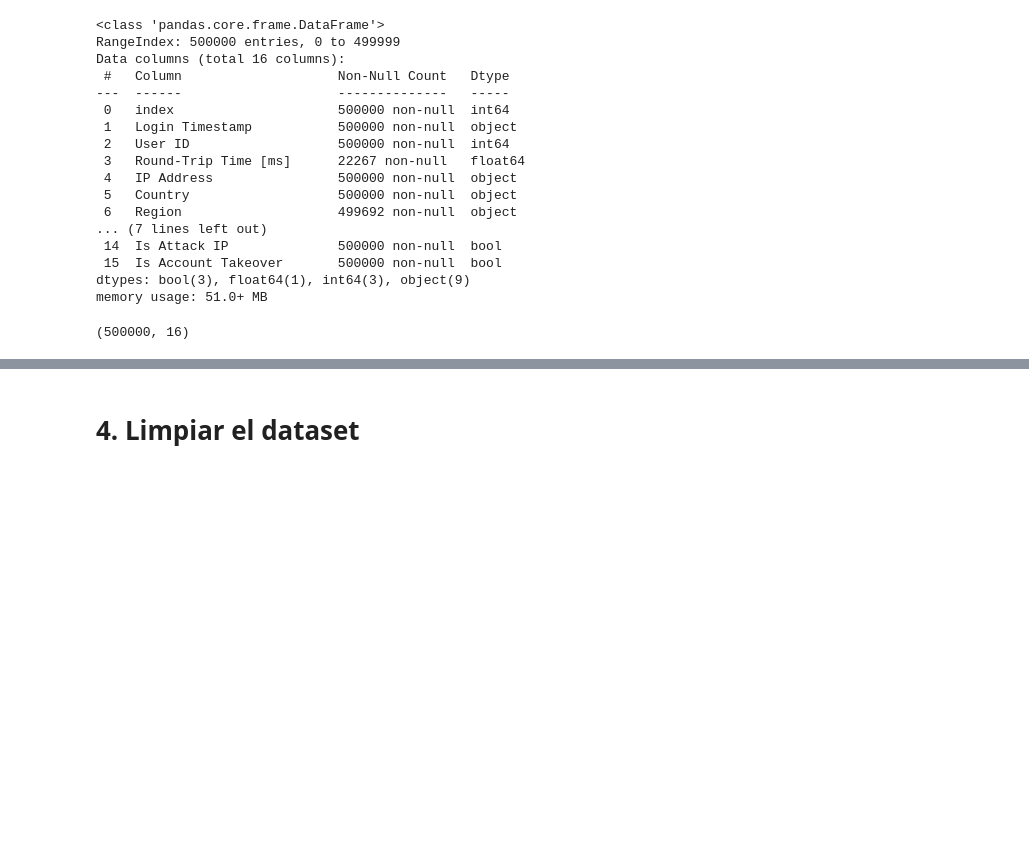
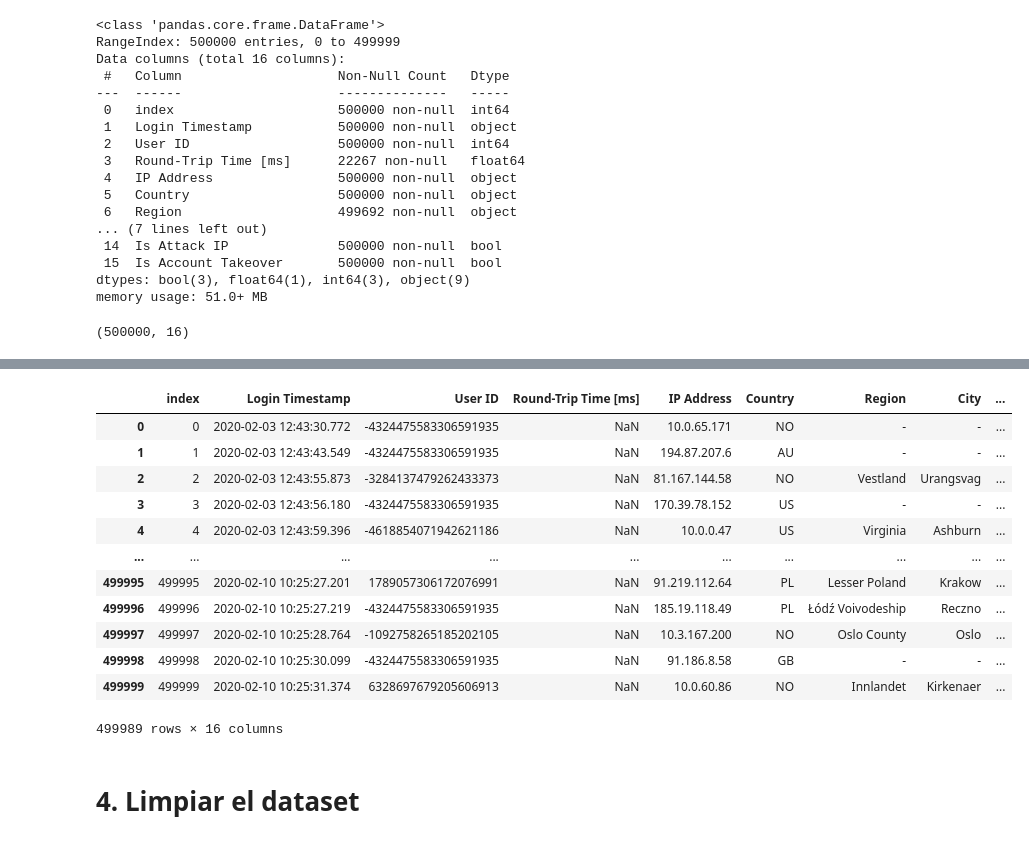
Before and after one commit to carlosdizx/meli-challenge-ai-security, a Jupyter notebook: eda/risk-based-authentication.ipynb, the cells around one changed output, grey strips where cells are left out. Saved outputs shown, nothing was run; the diff lists cells and outputs as text; code cells hidden in the pictures; blank space fills up the shorter version.

```diff
--- a/eda/risk-based-authentication.ipynb
+++ b/eda/risk-based-authentication.ipynb
@@ -62,3 +77,19 @@ df.shape
+# %%
+df[df['Is Account Takeover'] == False]
+# %% [output]
+|  | index | Login Timestamp | User ID | Round-Trip Time [ms] | IP Address | Country | Region | City | ... |
+| 0 | 0 | 2020-02-03 12:43:30.772 | -4324475583306591935 | NaN | 10.0.65.171 | NO | - | - | ... |
+| 1 | 1 | 2020-02-03 12:43:43.549 | -4324475583306591935 | NaN | 194.87.207.6 | AU | - | - | ... |
+| 2 | 2 | 2020-02-03 12:43:55.873 | -3284137479262433373 | NaN | 81.167.144.58 | NO | Vestland | Urangsvag | ... |
+| 3 | 3 | 2020-02-03 12:43:56.180 | -4324475583306591935 | NaN | 170.39.78.152 | US | - | - | ... |
+| 4 | 4 | 2020-02-03 12:43:59.396 | -4618854071942621186 | NaN | 10.0.0.47 | US | Virginia | Ashburn | ... |
+| ... | ... | ... | ... | ... | ... | ... | ... | ... | ... |
+| 499995 | 499995 | 2020-02-10 10:25:27.201 | 1789057306172076991 | NaN | 91.219.112.64 | PL | Lesser Poland | Krakow | ... |
+| 499996 | 499996 | 2020-02-10 10:25:27.219 | -4324475583306591935 | NaN | 185.19.118.49 | PL | Łódź Voivodeship | Reczno | ... |
+| 499997 | 499997 | 2020-02-10 10:25:28.764 | -1092758265185202105 | NaN | 10.3.167.200 | NO | Oslo County | Oslo | ... |
+| 499998 | 499998 | 2020-02-10 10:25:30.099 | -4324475583306591935 | NaN | 91.186.8.58 | GB | - | - | ... |
+| 499999 | 499999 | 2020-02-10 10:25:31.374 | 6328697679205606913 | NaN | 10.0.60.86 | NO | Innlandet | Kirkenaer | ... |
+499989 rows × 16 columns
 # %% [markdown]
 # 4. Limpiar el dataset
 # %%
```
Also changed, not shown: parts of 1 cell of this notebook.
